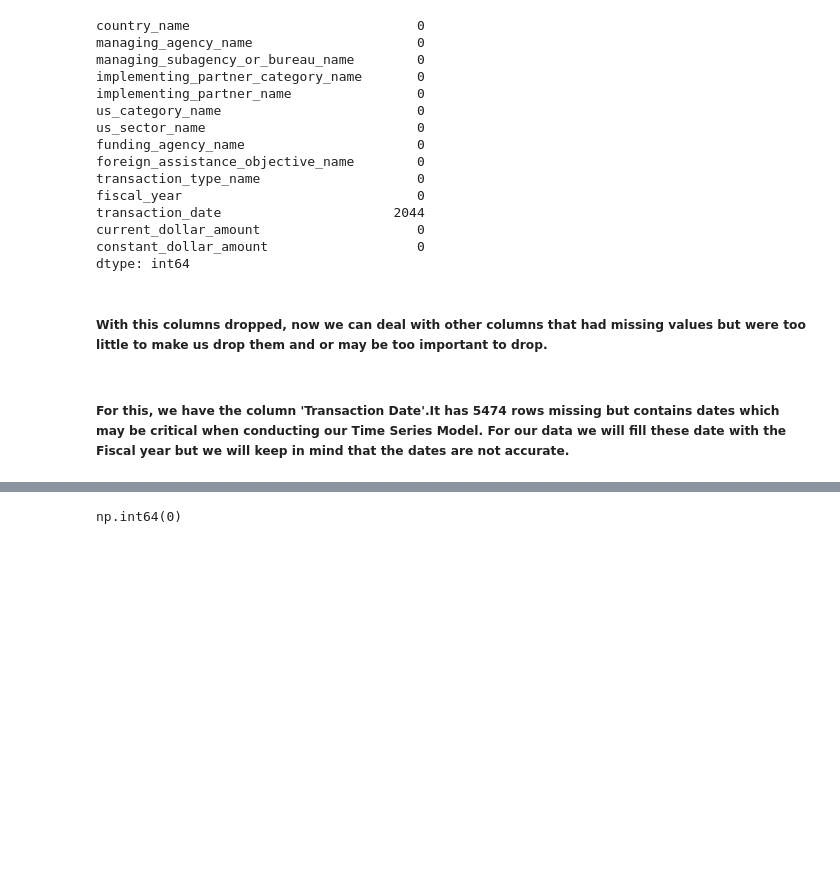
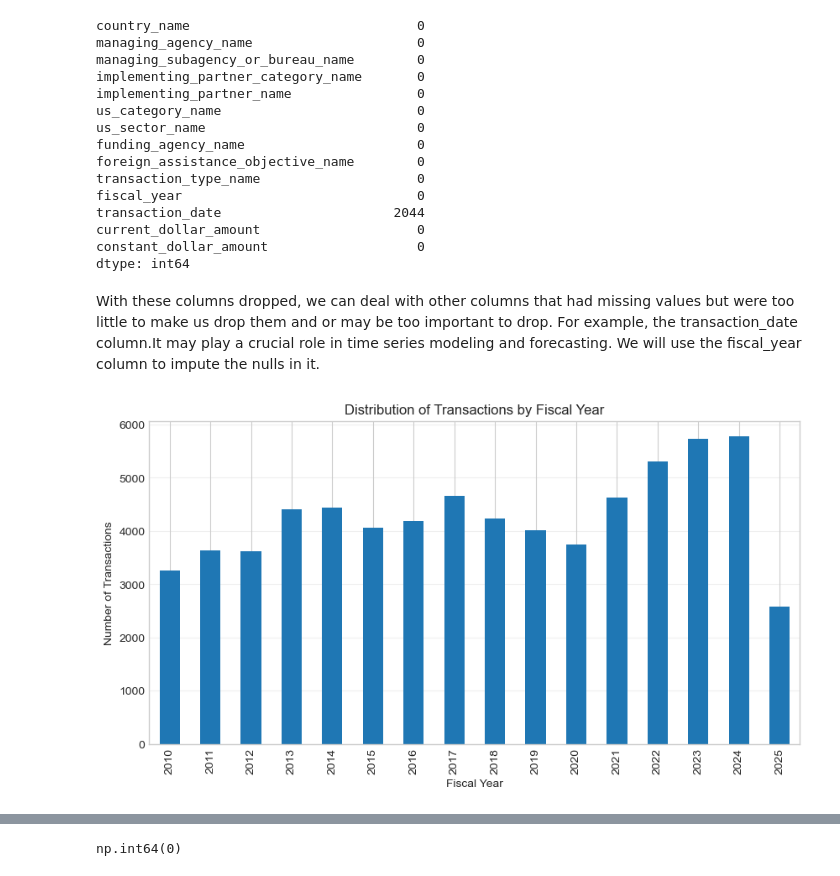
Before and after one commit to Vain-Guy/Impact-Of-Foreign-Cutoff-on-Kenya, a Jupyter notebook: Notebooks/Main.ipynb, the cells around one changed output, grey strips where cells are left out. Cells and saved outputs as stored; diff of their text form; code cells hidden in the pictures; blank space fills up the shorter version.

Commit message:
Imputing transaction date

```diff
--- a/Notebooks/Main.ipynb
+++ b/Notebooks/Main.ipynb
@@ -450,6 +450,15 @@ current_dollar_amount                    0
 constant_dollar_amount                   0
 dtype: int64
 # %% [markdown]
-##### With this columns dropped, now we can deal with other columns that had missing values but were too little to make us drop them and or may be too important to drop.
+With these columns dropped, we can deal with other columns that had missing values but were too little to make us drop them and or may be too important to drop. For example, the transaction_date column.It may play a crucial role in time series modeling and forecasting. We will use the fiscal_year column to impute the nulls in it.
-# %% [markdown]
-##### For this, we have the column 'Transaction Date'.It has 5474 rows missing but contains dates which may be critical when conducting our Time Series Model. For our data we will fill these date with the Fiscal year but we will keep in mind that the dates are not accurate.
+# %%
+
+plt.figure(figsize=(10,5))
+data['fiscal_year'].value_counts().sort_index().plot(kind='bar')
+plt.title('Distribution of Transactions by Fiscal Year')
+plt.xlabel('Fiscal Year')
+plt.ylabel('Number of Transactions')
+plt.grid(axis='y', alpha=0.3)
+plt.show()
+# %% [output]
+[figure, added]
```
Also changed, not shown: parts of 1 cell of this notebook.
